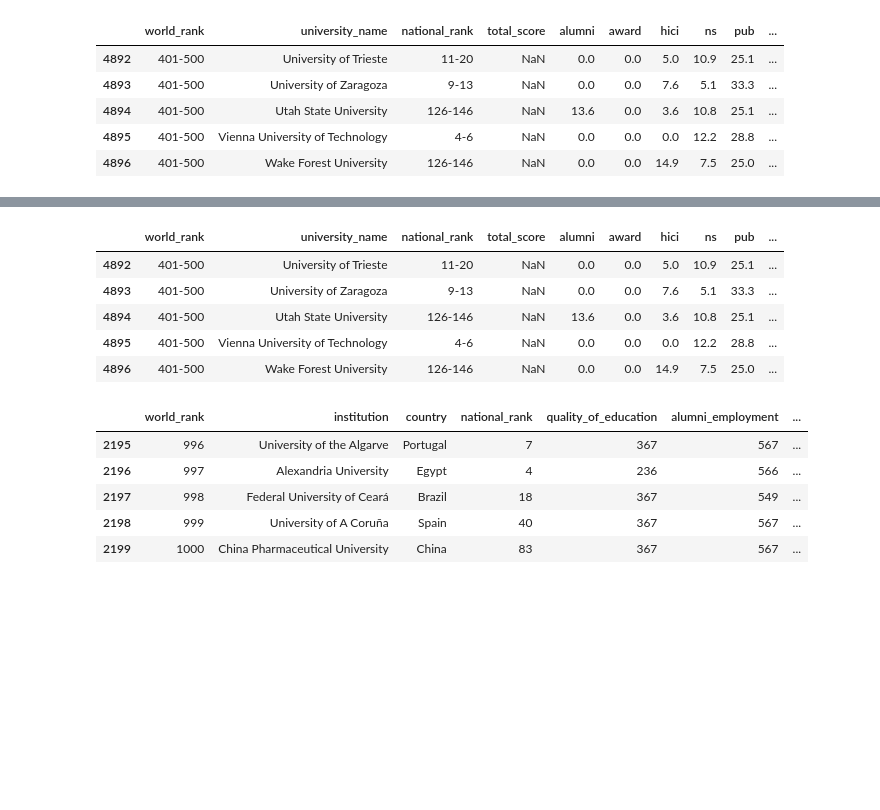
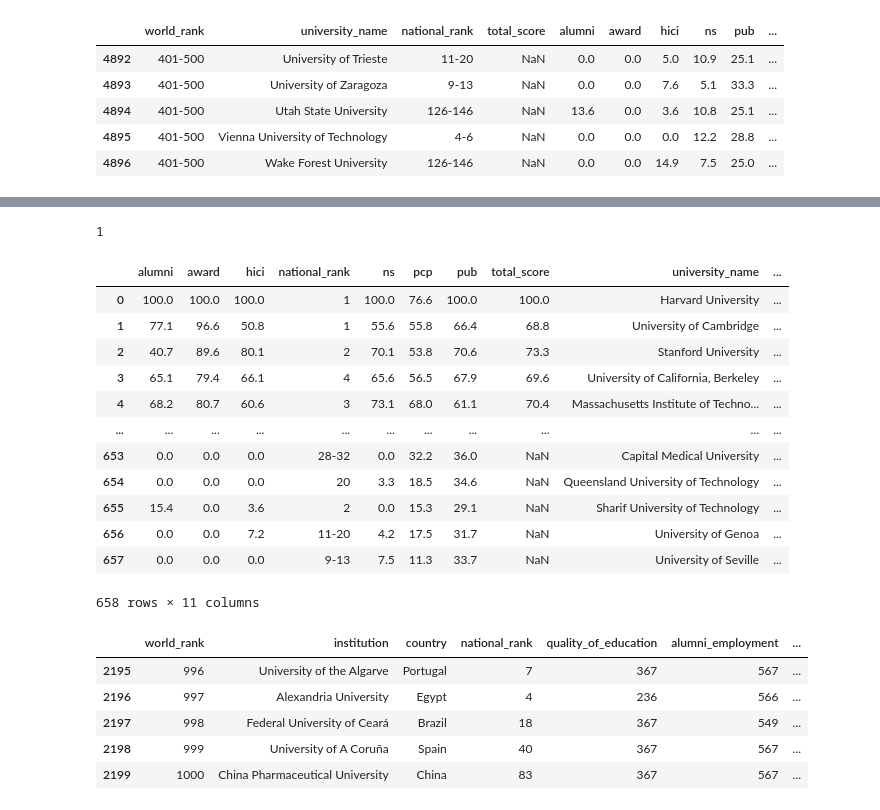
Before and after one commit to Vitorg-ux/Project2020, a Jupyter notebook: Progetto.ipynb, the cells around one changed output, grey strips where cells are left out. Saved outputs shown, nothing was run; the diff lists cells and outputs as text; code cells hidden in the pictures; blank space fills up the shorter version.

```diff
--- a/Progetto.ipynb
+++ b/Progetto.ipynb
@@ -103,13 +100,27 @@ cwur.tail()
-# %%
-mr_shanghai = shanghai[shanghai['year'] >= shanghai['year'].max()].copy()
-mr_shanghai.tail()
-# %% [output]
-|  | world_rank | university_name | national_rank | total_score | alumni | award | hici | ns | pub | ... |
-| 4892 | 401-500 | University of Trieste | 11-20 | NaN | 0.0 | 0.0 | 5.0 | 10.9 | 25.1 | ... |
-| 4893 | 401-500 | University of Zaragoza | 9-13 | NaN | 0.0 | 0.0 | 7.6 | 5.1 | 33.3 | ... |
-| 4894 | 401-500 | Utah State University | 126-146 | NaN | 13.6 | 0.0 | 3.6 | 10.8 | 25.1 | ... |
-| 4895 | 401-500 | Vienna University of Technology | 4-6 | NaN | 0.0 | 0.0 | 0.0 | 12.2 | 28.8 | ... |
-| 4896 | 401-500 | Wake Forest University | 126-146 | NaN | 0.0 | 0.0 | 14.9 | 7.5 | 25.0 | ... |
+# %%
+shanghai['university_name'].isnull().sum()    #attento che fallisce tutto se ho null
+# %% [output]
+1
+# %%
+shanghai1 = shanghai.dropna(subset = ['university_name'])
+mr_shanghai1 = pd.DataFrame()
+for universita in shanghai1['university_name'].unique():
+    mr_shanghai1 = mr_shanghai1.append(shanghai1.loc[shanghai1[shanghai1['university_name'] == universita]['year'].idxmax()], ignore_index = True)
+mr_shanghai1
+# %% [output]
+|  | alumni | award | hici | national_rank | ns | pcp | pub | total_score | university_name | ... |
+| 0 | 100.0 | 100.0 | 100.0 | 1 | 100.0 | 76.6 | 100.0 | 100.0 | Harvard University | ... |
+| 1 | 77.1 | 96.6 | 50.8 | 1 | 55.6 | 55.8 | 66.4 | 68.8 | University of Cambridge | ... |
+| 2 | 40.7 | 89.6 | 80.1 | 2 | 70.1 | 53.8 | 70.6 | 73.3 | Stanford University | ... |
+| 3 | 65.1 | 79.4 | 66.1 | 4 | 65.6 | 56.5 | 67.9 | 69.6 | University of California, Berkeley | ... |
+| 4 | 68.2 | 80.7 | 60.6 | 3 | 73.1 | 68.0 | 61.1 | 70.4 | Massachusetts Institute of Techno... | ... |
+| ... | ... | ... | ... | ... | ... | ... | ... | ... | ... | ... |
+| 653 | 0.0 | 0.0 | 0.0 | 28-32 | 0.0 | 32.2 | 36.0 | NaN | Capital Medical University | ... |
+| 654 | 0.0 | 0.0 | 0.0 | 20 | 3.3 | 18.5 | 34.6 | NaN | Queensland University of Technology | ... |
+| 655 | 15.4 | 0.0 | 3.6 | 2 | 0.0 | 15.3 | 29.1 | NaN | Sharif University of Technology | ... |
+| 656 | 0.0 | 0.0 | 7.2 | 11-20 | 4.2 | 17.5 | 31.7 | NaN | University of Genoa | ... |
+| 657 | 0.0 | 0.0 | 0.0 | 9-13 | 7.5 | 11.3 | 33.7 | NaN | University of Seville | ... |
+658 rows × 11 columns
 # %%
 mr_cwur = cwur[cwur['year'] >= cwur['year'].max()].copy()
 mr_cwur.tail()
```
Also changed, not shown: parts of 50 cells of this notebook.
